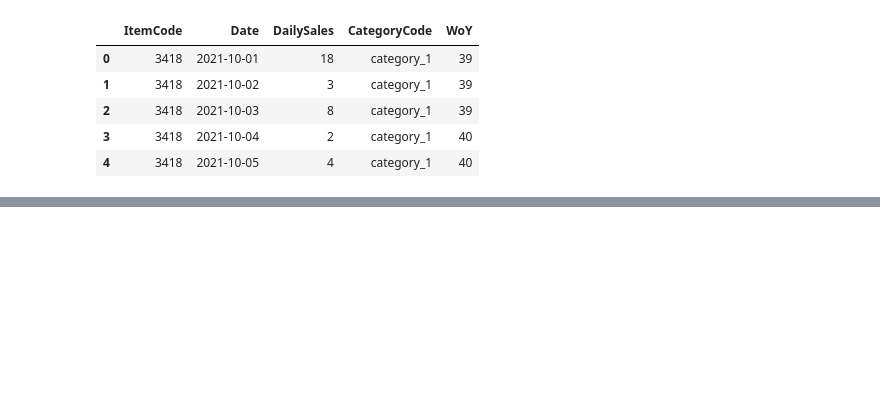
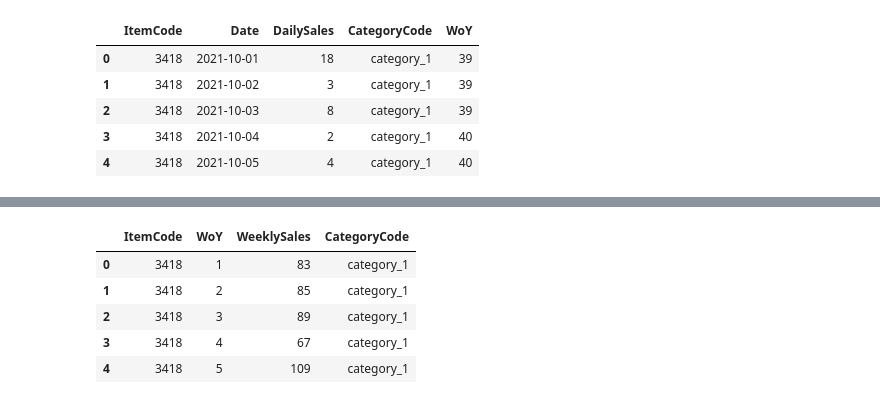
Before and after one commit to BoTZ-TND/DataStorm-2022, a Jupyter notebook: notebooks/data_prep.ipynb, the cells around one changed output, grey strips where cells are left out. Saved outputs shown, nothing was run; the diff lists cells and outputs as text; code cells hidden in the pictures; blank space fills up the shorter version.

```diff
--- a/notebooks/data_prep.ipynb
+++ b/notebooks/data_prep.ipynb
@@ -136,3 +159,7 @@ def df_func1(x):
     __x = _x.groupby('WoYY').sum().reset_index()
     print(__x)
     return __x
+# %%
+pd.set_option('display.max_rows', None)
+df4 = df3.groupby('ItemCode').apply(lambda x: df_func1(x))
+df4.head()
@@ -139,3 +174,4 @@ def df_func1(x):
 # %%
-df5 = df3.groupby(['ItemCode', 'WoYY']).sum().reset_index()
-df5.to_csv('../data/train_dataV5.csv')
+df5 = df3.groupby(['ItemCode', 'WoY']).sum().reset_index()
+df5.head()
+# df5.to_csv('../data/train_dataV5.csv')
@@ -141,0 +185,12 @@ df5.to_csv('../data/train_dataV5.csv')
+# %%
+I2C_map = pd.Series(train_df.CategoryCode.values,index=train_df.ItemCode).to_dict()
+df5['CategoryCode'] = df5['ItemCode'].map(I2C_map)
+df5.columns = ['ItemCode', 'WoY', 'WeeklySales', 'CategoryCode']
+df5.head()
+# %% [output]
+|  | ItemCode | WoY | WeeklySales | CategoryCode |
+| 0 | 3418 | 1 | 83 | category_1 |
+| 1 | 3418 | 2 | 85 | category_1 |
+| 2 | 3418 | 3 | 89 | category_1 |
+| 3 | 3418 | 4 | 67 | category_1 |
+| 4 | 3418 | 5 | 109 | category_1 |
```
Also changed, not shown: parts of 36 cells of this notebook, 6 other files.
